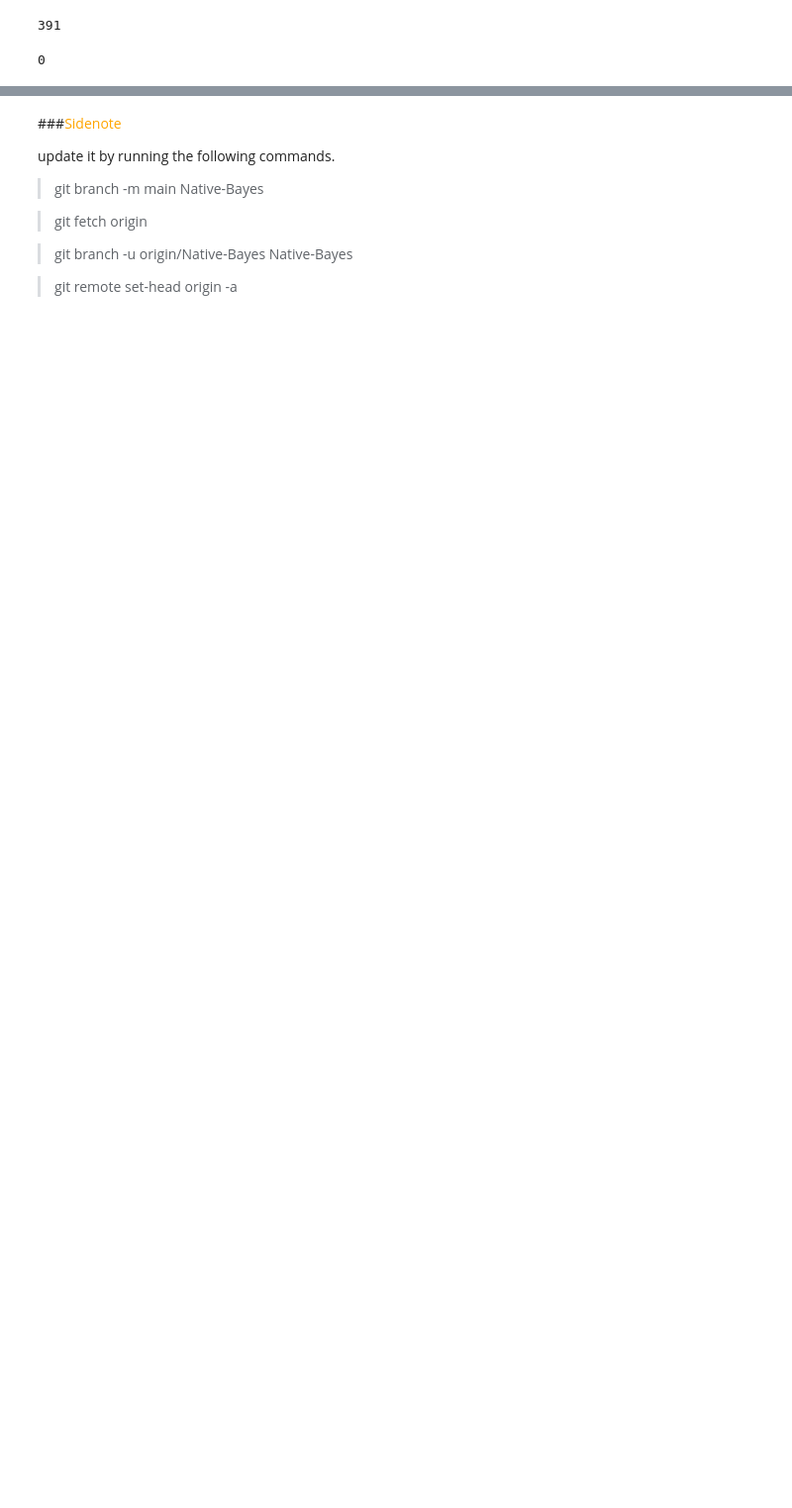
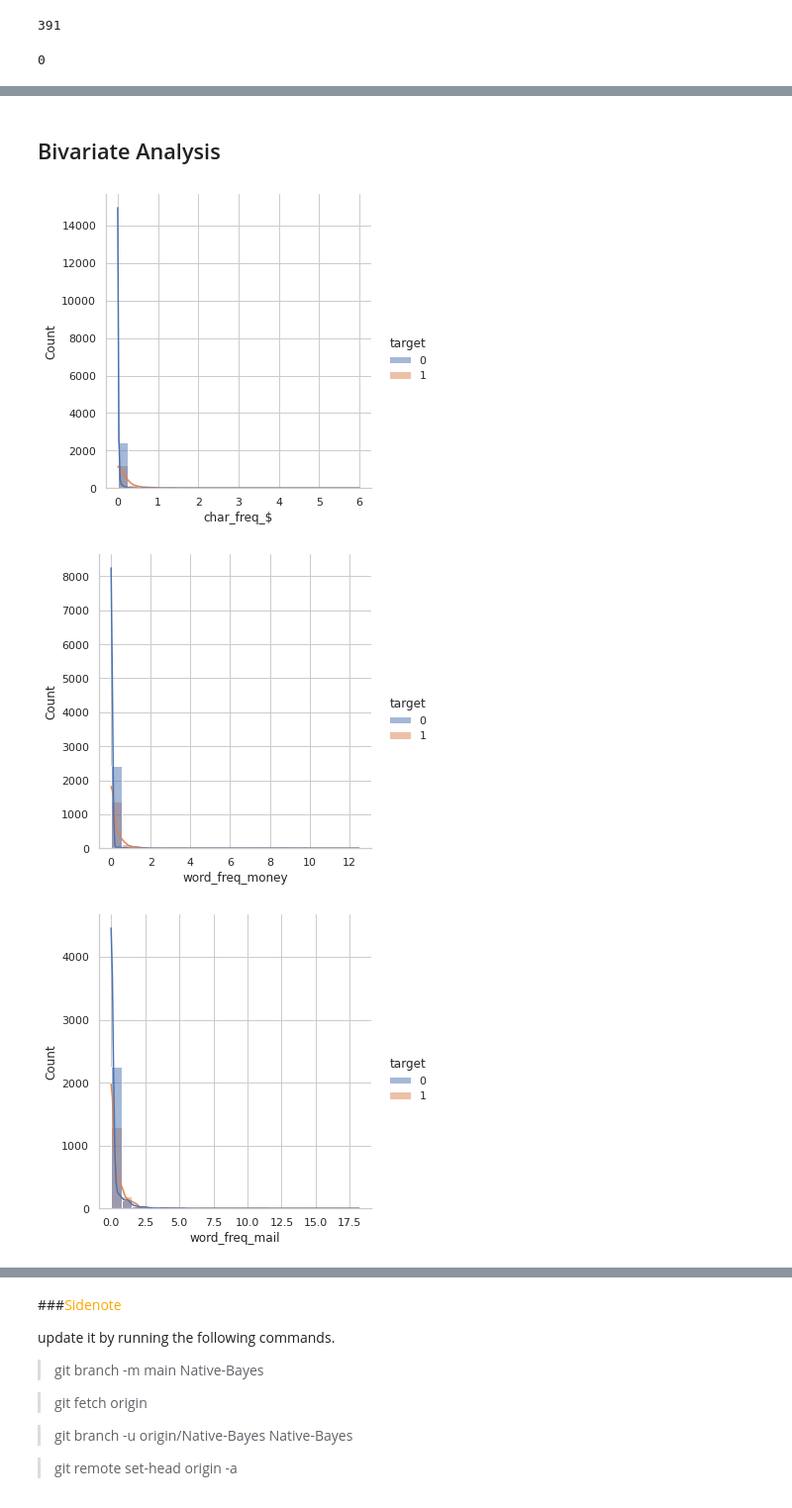
Before and after one commit to Mwadz/KNN-and-The-Naive-Bayes-Classifier, a Jupyter notebook: Naive_Bayes_Classifier.ipynb, the cells around one changed output, grey strips where cells are left out. Shown at 99% size. Saved outputs shown, nothing was run; the diff lists cells and outputs as text; code cells hidden in the pictures; blank space fills up the shorter version.

```diff
--- a/Naive_Bayes_Classifier.ipynb
+++ b/Naive_Bayes_Classifier.ipynb
@@ -80,0 +293,15 @@ Index(['0', '0.64', '0.64.1', '0.1', '0.32', '0.2', '0.3', '0.4', '0.5', '0.6',
+# %% [markdown]
+## Bivariate Analysis
+# %%
+# defining a function to return distribution plots for words all, $, money, mail, our and over
+def distplot(df, col, col2):
+  sns.displot(data = df, x = col, hue = col2, bins = 24, kde=True)
+
+x =['char_freq_$','word_freq_money','word_freq_mail','word_freq_all','word_freq_our','word_freq_your','char_freq_!']
+for i in x:
+  distplot(spam, i, 'target')
+  plt.show()
+# %% [output]
+[figure, added]
+[figure, added]
+[figure, added]
```
Also changed, not shown: parts of 51 cells of this notebook.
